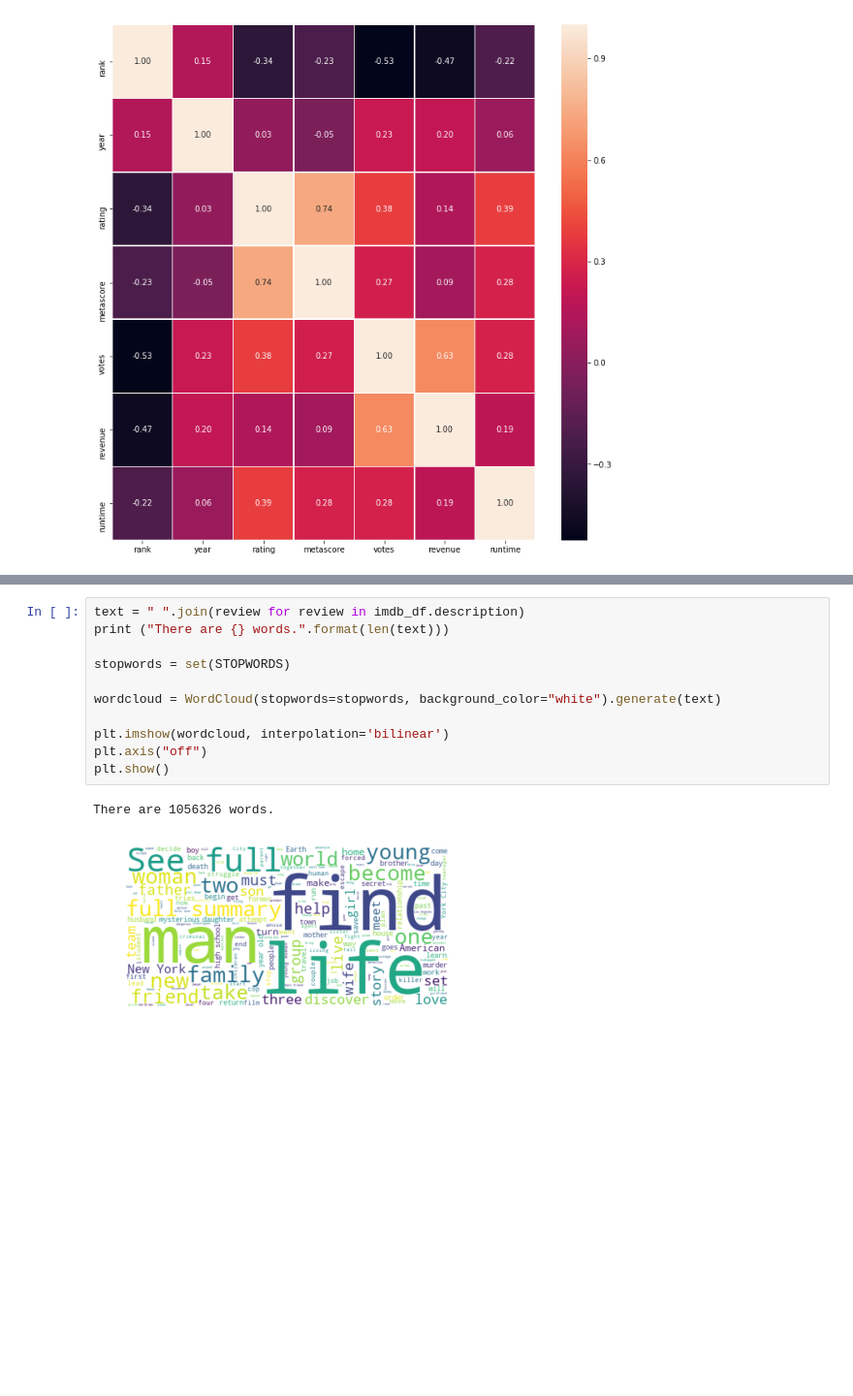
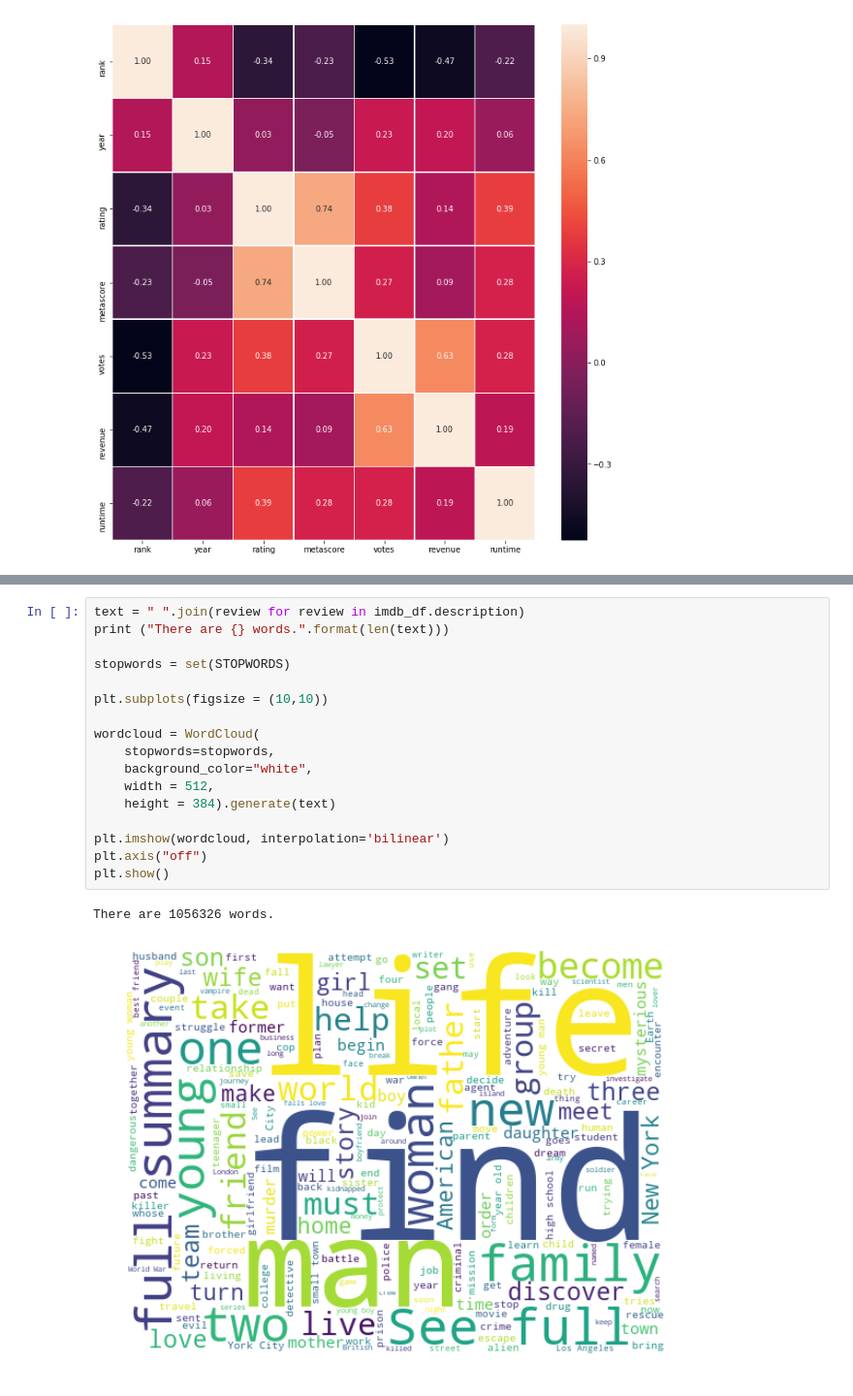
Before and after one commit to Moohmad/IMDb-Scraper-Analysis, a Jupyter notebook: IMDb_Scraper_Analysis.ipynb, the cells around one changed output, grey strips where cells are left out. Shown at 97% size. Saved outputs shown, nothing was run; the diff lists cells and outputs as text; blank space fills up the shorter version.

Commit message:
analyzed & visualized data

```diff
--- a/IMDb_Scraper_Analysis.ipynb
+++ b/IMDb_Scraper_Analysis.ipynb
@@ -255,14 +266,20 @@ plt.show()
 # %%
 text = " ".join(review for review in imdb_df.description)
 print ("There are {} words.".format(len(text)))
 
 stopwords = set(STOPWORDS)
 
-wordcloud = WordCloud(stopwords=stopwords, background_color="white").generate(text)
+plt.subplots(figsize = (10,10))
+
+wordcloud = WordCloud(
+    stopwords=stopwords,
+    background_color="white",
+    width = 512,
+    height = 384).generate(text)
 
 plt.imshow(wordcloud, interpolation='bilinear')
 plt.axis("off")
 plt.show()
 # %% [output]
 There are 1056326 words.
-[figure, old version]
+[figure, new version]
```
Also changed, not shown: parts of 24 cells of this notebook.
